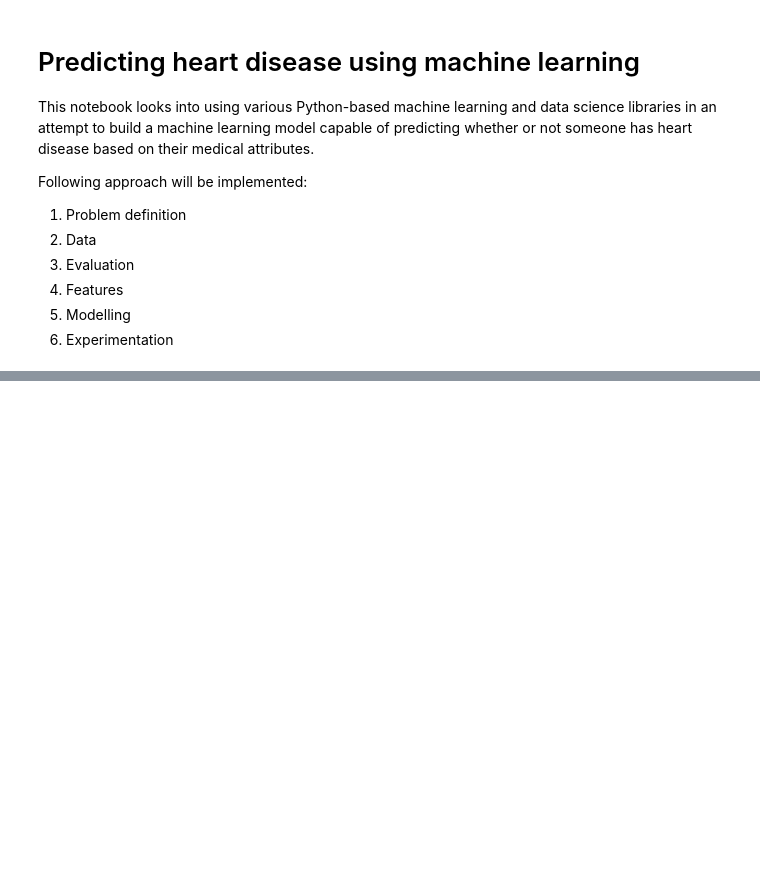
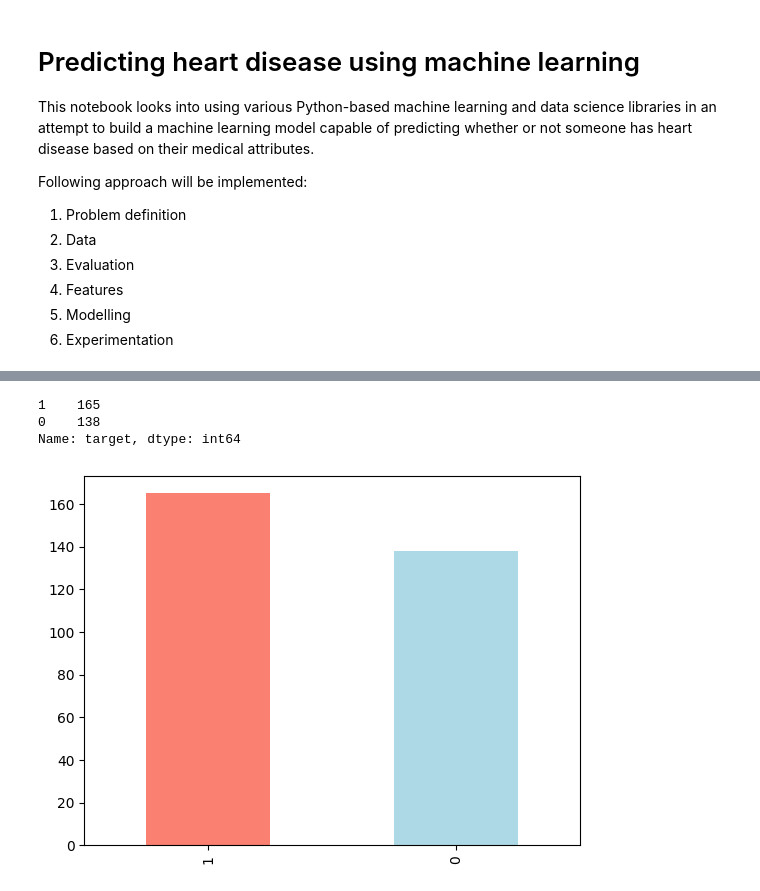
Before and after one commit to EmreSand/machine_learning_models, a Jupyter notebook: heart-disease-project/end_to_end_heart_disease_calssification.ipynb, the cells around one changed output, grey strips where cells are left out. Saved outputs shown, nothing was run; the diff lists cells and outputs as text; code cells hidden in the pictures; blank space fills up the shorter version.

```diff
--- a/heart-disease-project/end_to_end_heart_disease_calssification.ipynb
+++ b/heart-disease-project/end_to_end_heart_disease_calssification.ipynb
@@ -60,0 +101,3 @@ At this stage different information about each of the features in dta will be ac
+# %%
+df = pd.read_csv("heart-disease.csv")
+df.shape # (Rows and Columns)
@@ -60,0 +134,11 @@ At this stage different information about each of the features in dta will be ac
+# %%
+# Quantity of each class
+df["target"].value_counts()
+# %% [output]
+1    165
+0    138
+Name: target, dtype: int64
+# %%
+df["target"].value_counts().plot(kind="bar", color=["salmon", "lightblue"]);
+# %% [output]
+[figure, added]
```
Also changed, not shown: parts of 16 cells of this notebook.
